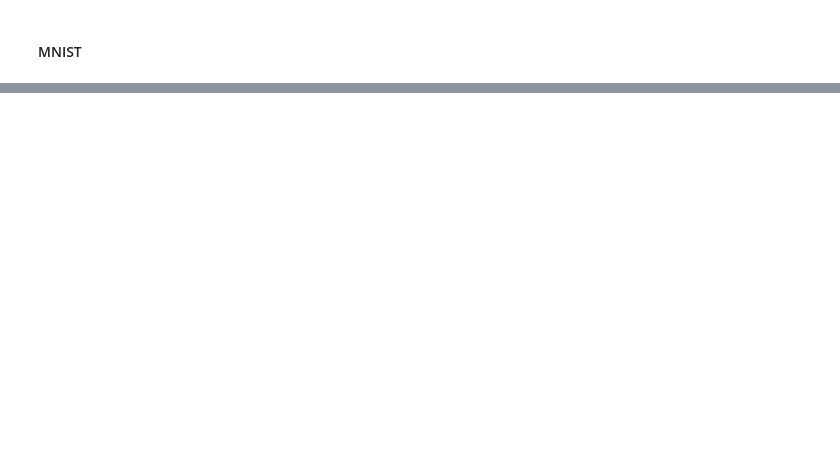
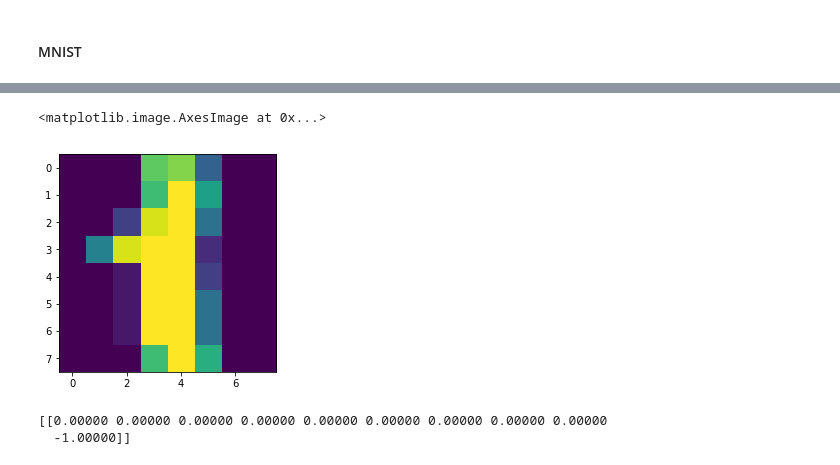
Before and after one commit to Mrpatekful/numpyml, a Jupyter notebook: mlp_numpy.ipynb, the cells around one changed output, grey strips where cells are left out. Saved outputs shown, nothing was run; the diff lists cells and outputs as text; code cells hidden in the pictures; blank space fills up the shorter version.

```diff
--- a/mlp_numpy.ipynb
+++ b/mlp_numpy.ipynb
@@ -875,0 +907,5 @@ TESTING PHASE:
+# %%
+plt.imshow(digits['images'][1])
+# %% [output]
+<matplotlib.image.AxesImage at 0x...>
+[figure, added]
@@ -875,0 +917,8 @@ TESTING PHASE:
+# %%
+a = np.array([np.array([0,0,0,0,0,0,0,0,0,1])])
+b = np.array([np.array([1,2,3,4,5,6,7,8,9,2])])
+c = CrossEntropy()
+print(c.function(a,b))
+# %% [output]
+[[0.00000 0.00000 0.00000 0.00000 0.00000 0.00000 0.00000 0.00000 0.00000
+  -1.00000]]
```
Also changed, not shown: parts of 13 cells of this notebook.
